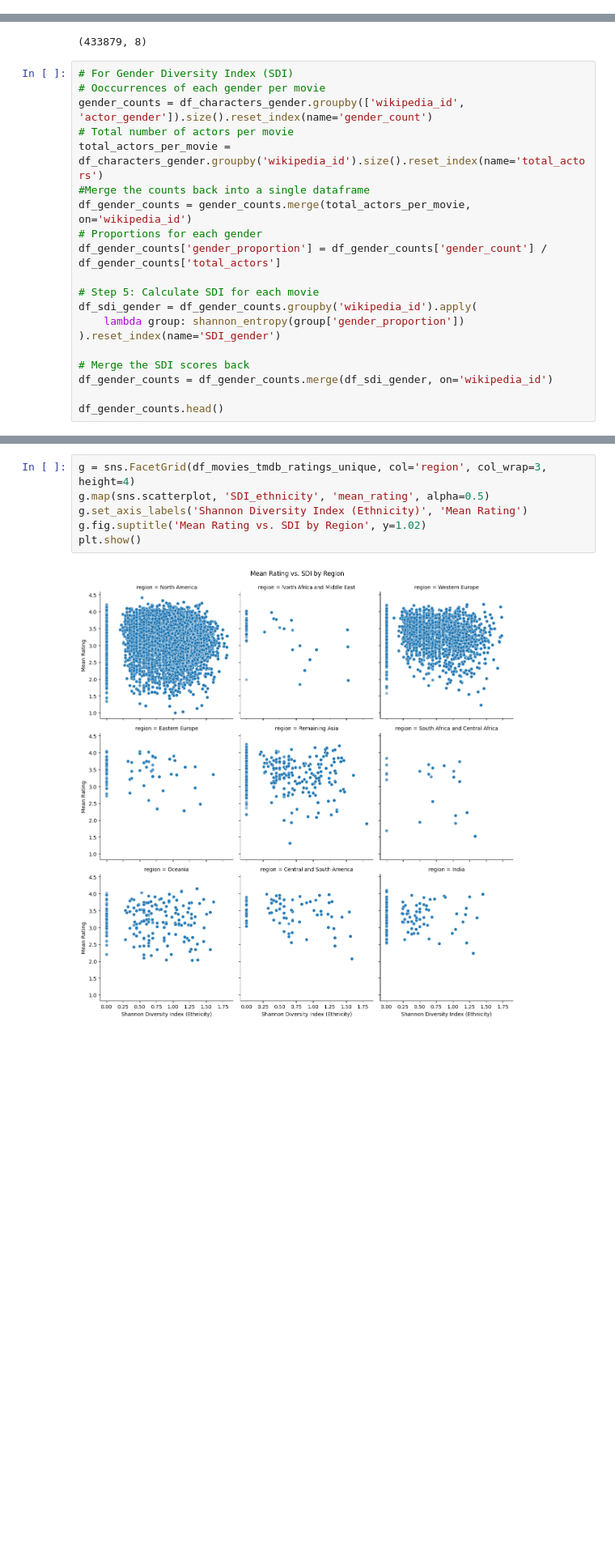
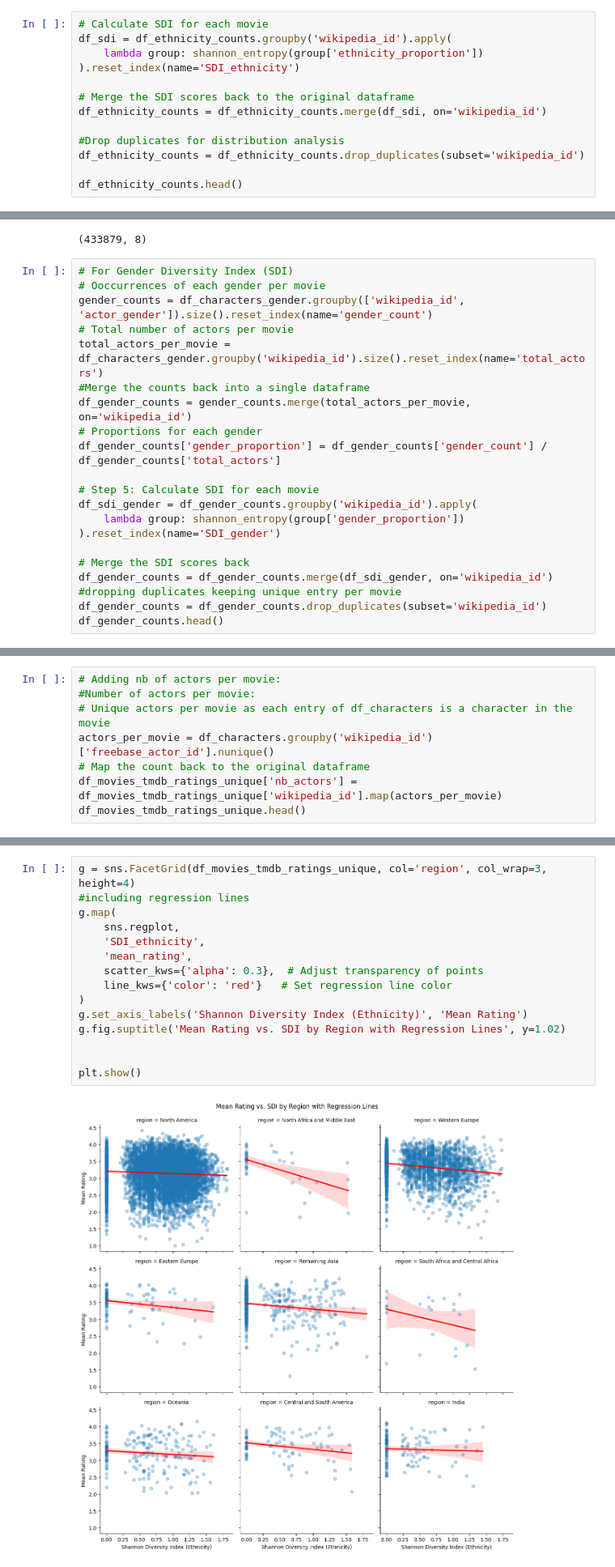
Before and after one commit to epfl-ada/ada-2024-project-majcj2024, a Jupyter notebook: results_meriam.ipynb, the cells around one changed output, grey strips where cells are left out. Shown at 81% size. Cells and saved outputs as stored; diff of their text form; blank space fills up the shorter version.

```diff
--- a/results_meriam.ipynb
+++ b/results_meriam.ipynb
@@ -797,0 +775,13 @@ df_ethnicity_counts.head()
+# %%
+# Calculate SDI for each movie
+df_sdi = df_ethnicity_counts.groupby('wikipedia_id').apply(
+    lambda group: shannon_entropy(group['ethnicity_proportion'])
+).reset_index(name='SDI_ethnicity')
+
+# Merge the SDI scores back to the original dataframe
+df_ethnicity_counts = df_ethnicity_counts.merge(df_sdi, on='wikipedia_id')
+
+#Drop duplicates for distribution analysis
+df_ethnicity_counts = df_ethnicity_counts.drop_duplicates(subset='wikipedia_id')
+
+df_ethnicity_counts.head()
@@ -851,7 +850,8 @@ df_sdi_gender = df_gender_counts.groupby('wikipedia_id').apply(
 
 # Merge the SDI scores back
 df_gender_counts = df_gender_counts.merge(df_sdi_gender, on='wikipedia_id')
-
+#dropping duplicates keeping unique entry per movie
+df_gender_counts = df_gender_counts.drop_duplicates(subset='wikipedia_id')
 df_gender_counts.head()
 # %% [output]
 |  | wikipedia_id | actor_gender | gender_count | total_actors | gender_proportion | SDI_gender |
@@ -889,3 +894,11 @@ df_movies_tmdb_ratings_unique = df_movies_tmdb_ratings_unique.merge(
     on='wikipedia_id',
     how='left'
 )
+# %%
+# Adding nb of actors per movie:
+#Number of actors per movie:
+# Unique actors per movie as each entry of df_characters is a character in the movie
+actors_per_movie = df_characters.groupby('wikipedia_id')['freebase_actor_id'].nunique()
+# Map the count back to the original dataframe
+df_movies_tmdb_ratings_unique['nb_actors'] = df_movies_tmdb_ratings_unique['wikipedia_id'].map(actors_per_movie)
+df_movies_tmdb_ratings_unique.head()
@@ -968,11 +1070,20 @@ plt.show()
 # %%
 g = sns.FacetGrid(df_movies_tmdb_ratings_unique, col='region', col_wrap=3, height=4)
-g.map(sns.scatterplot, 'SDI_ethnicity', 'mean_rating', alpha=0.5)
+#including regression lines
+g.map(
+    sns.regplot,
+    'SDI_ethnicity',
+    'mean_rating',
+    scatter_kws={'alpha': 0.3},  # Adjust transparency of points
+    line_kws={'color': 'red'}   # Set regression line color
+)
 g.set_axis_labels('Shannon Diversity Index (Ethnicity)', 'Mean Rating')
-g.fig.suptitle('Mean Rating vs. SDI by Region', y=1.02)
+g.fig.suptitle('Mean Rating vs. SDI by Region with Regression Lines', y=1.02)
+
+
 plt.show()
 # %% [output]
-[figure, old version]
+[figure, new version]
 # %%
 # Create bins for SDI
 df_binned = df_movies_tmdb_ratings_unique.copy()
```
Also changed, not shown: parts of 46 cells of this notebook.
